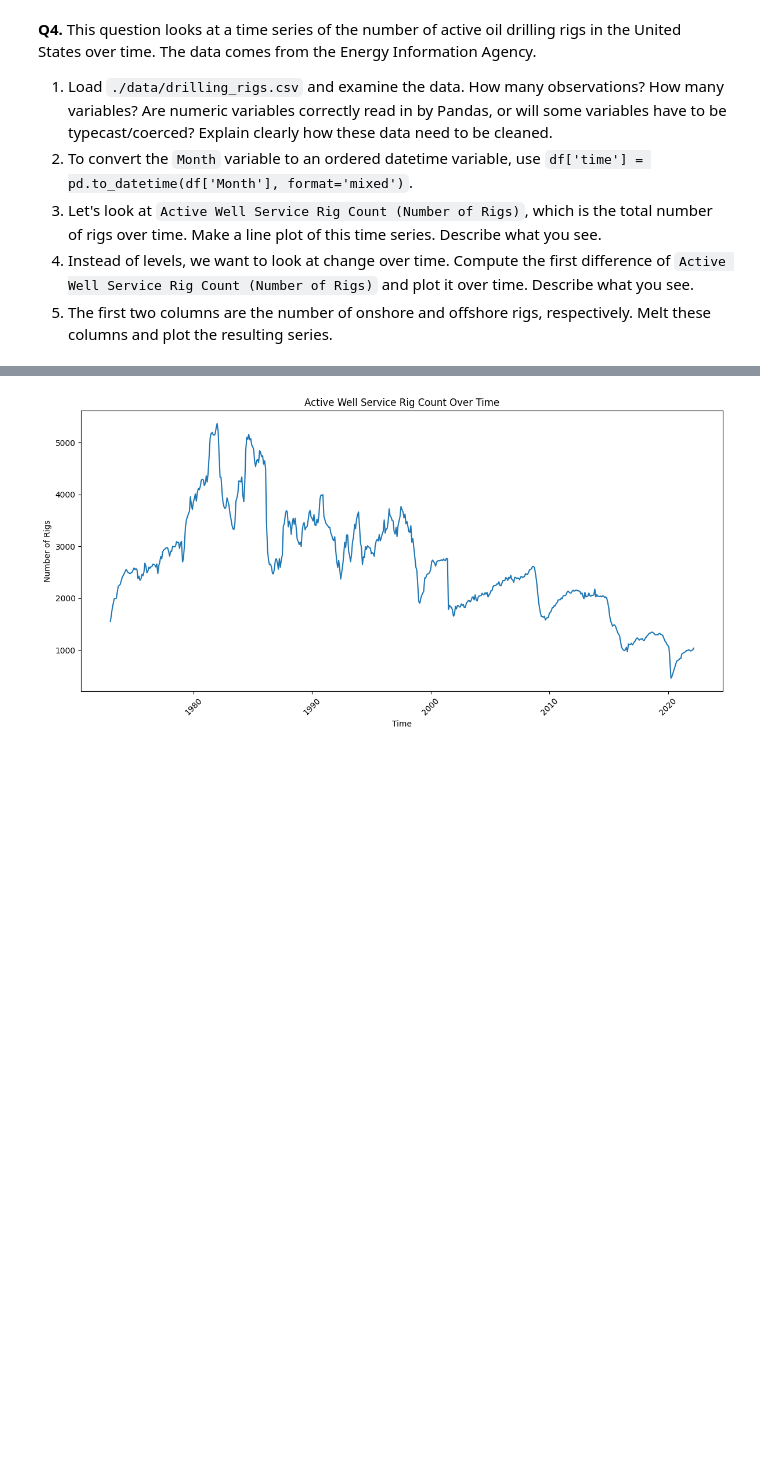
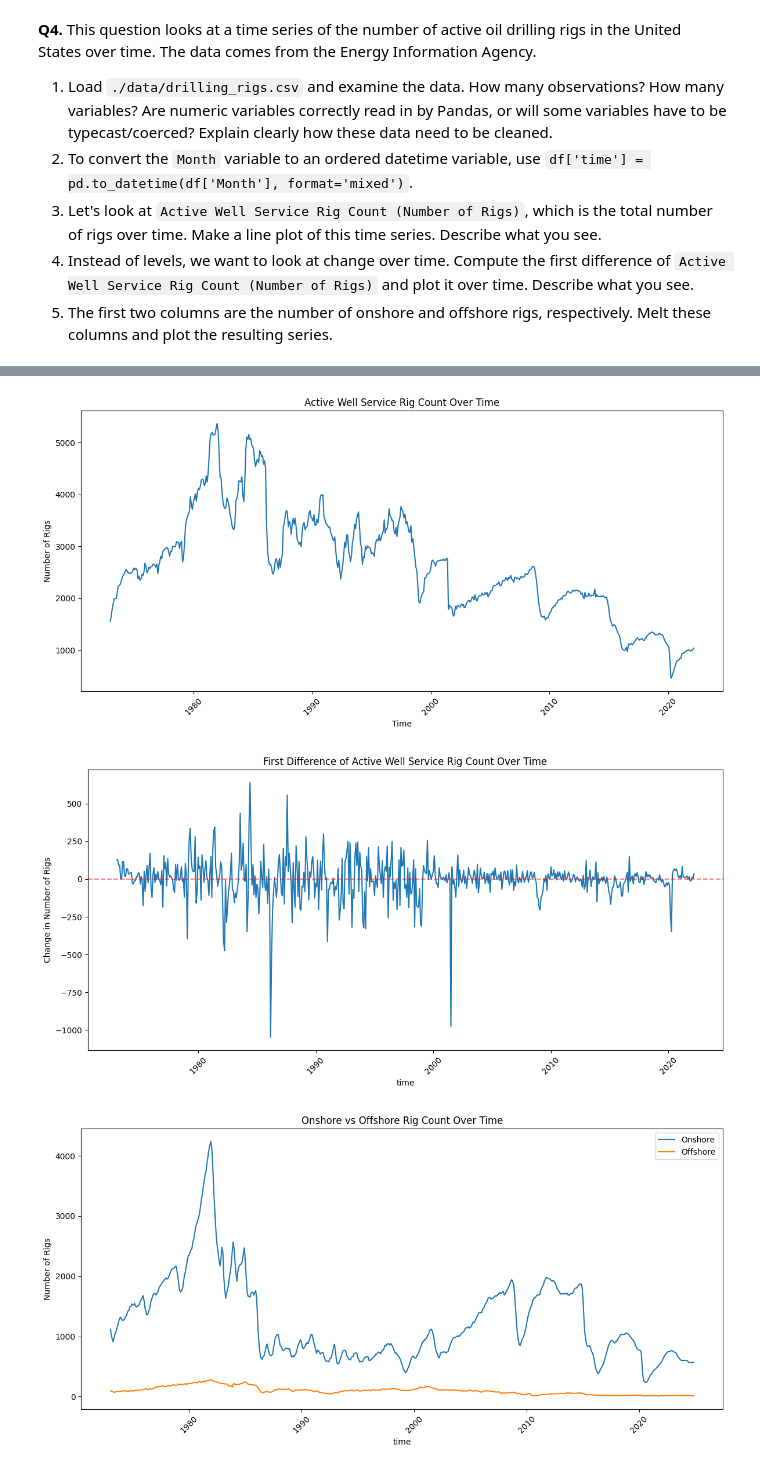
Before and after one commit to allyoshea/EDA, a Jupyter notebook: assignment/assignment.ipynb, the cells around one changed output, grey strips where cells are left out. Drawn from its saved outputs; the diff is of its cells as text; code cells hidden in the pictures; blank space fills up the shorter version.

```diff
--- a/assignment/assignment.ipynb
+++ b/assignment/assignment.ipynb
@@ -627,33 +627,80 @@ numeric_cols = [
     'Crude Oil and Natural Gas Rotary Rigs in Operation, Horizontal Trajectory (Number of Rigs)',
     'Crude Oil and Natural Gas Rotary Rigs in Operation, Directional Trajectory (Number of Rigs)',
     'Crude Oil and Natural Gas Rotary Rigs in Operation, Vertical Trajectory (Number of Rigs)',
     'Active Well Service Rig Count (Number of Rigs)'
 ]
 for col in numeric_cols:
     df[col] = pd.to_numeric(df[col], errors='coerce')
 df['time'] = pd.to_datetime(df['Month'], format='mixed')
 
 plt.figure(figsize=(12, 6))
 plt.plot(df['time'], df['Active Well Service Rig Count (Number of Rigs)'])
 plt.xlabel('Time')
 plt.ylabel('Number of Rigs')
 plt.title('Active Well Service Rig Count Over Time')
 plt.xticks(rotation=45)
 plt.tight_layout()
 plt.show()
+
+# Compute first difference
+df['Rig_Count_Diff'] = df['Active Well Service Rig Count (Number of Rigs)'].diff()
+
+# Plot the first difference
+plt.figure(figsize=(12, 6))
+plt.plot(df['time'], df['Rig_Count_Diff'])
+plt.xlabel('time')
+plt.ylabel('Change in Number of Rigs')
+plt.title('First Difference of Active Well Service Rig Count Over Time')
+plt.axhline(y=0, color='r', linestyle='--', alpha=0.5)  # Add a reference line at 0
+plt.xticks(rotation=45)
+plt.tight_layout()
+plt.show()
+
+
+# Melt the onshore and offshore columns
+melted_df = df.melt(
+    id_vars=['time'],  # Keep Date as identifier
+    value_vars=[
+        'Crude Oil and Natural Gas Rotary Rigs in Operation, Onshore (Number of Rigs)',
+        'Crude Oil and Natural Gas Rotary Rigs in Operation, Offshore (Number of Rigs)'
+    ],
+    var_name='Location',  # Name for the category column
+    value_name='Number of Rigs'  # Name for the values column
+)
+
+# Simplify the location names for cleaner legend
+melted_df['Location'] = melted_df['Location'].str.replace(
+    'Crude Oil and Natural Gas Rotary Rigs in Operation, ', ''
+).str.replace(' (Number of Rigs)', '')
+
+# Plot the melted data
+plt.figure(figsize=(12, 6))
+for location in melted_df['Location'].unique():
+    subset = melted_df[melted_df['Location'] == location]
+    plt.plot(subset['time'], subset['Number of Rigs'], label=location)
+
+plt.xlabel('time')
+plt.ylabel('Number of Rigs')
+plt.title('Onshore vs Offshore Rig Count Over Time')
+plt.legend()
+plt.xticks(rotation=45)
+plt.tight_layout()
+plt.show()
 # %% [output]
 Month                                                                                          object
 Crude Oil and Natural Gas Rotary Rigs in Operation, Onshore (Number of Rigs)                    int64
 Crude Oil and Natural Gas Rotary Rigs in Operation, Offshore (Number of Rigs)                   int64
 Crude Oil Rotary Rigs in Operation, Total (Number of Rigs)                                     object
 Natural Gas Rotary Rigs in Operation, Total (Number of Rigs)                                   object
 Crude Oil and Natural Gas Rotary Rigs in Operation, Horizontal Trajectory (Number of Rigs)     object
 Crude Oil and Natural Gas Rotary Rigs in Operation, Directional Trajectory (Number of Rigs)    object
 Crude Oil and Natural Gas Rotary Rigs in Operation, Vertical Trajectory (Number of Rigs)       object
 Crude Oil and Natural Gas Rotary Rigs in Operation, Total (Number of Rigs)                      int64
 Active Well Service Rig Count (Number of Rigs)                                                 object
 dtype: object
 [figure]
+[figure, added]
+[figure, added]
 # %% [markdown]
 1. The data frame has 623 entries and 10 columns (variables). Some of the data will need to be type casted, for example the "Crude Oil Rotary Rigs in Operation, Total (Number of Rigs)" is an object instead of an int. To clean this data ________.
 
```
Also changed, not shown: parts of 1 cell of this notebook.
